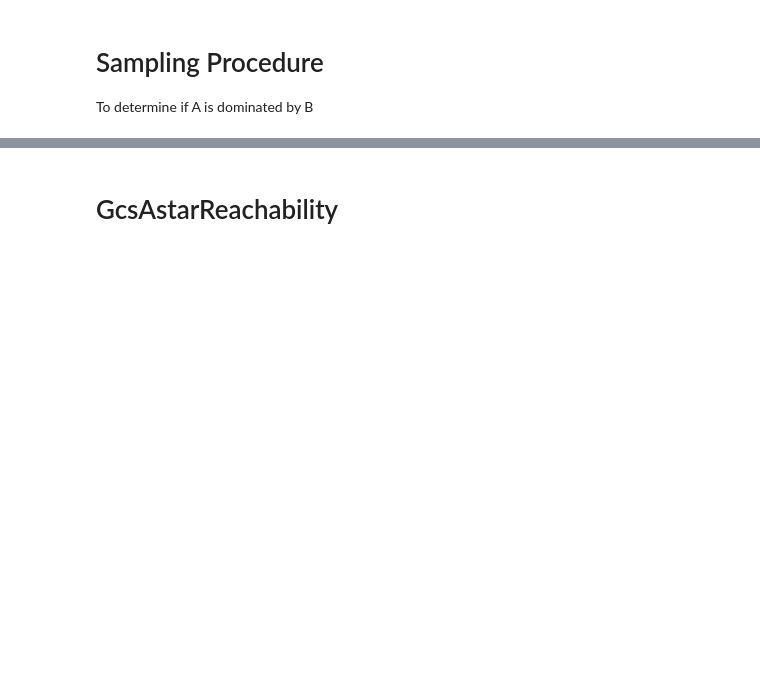
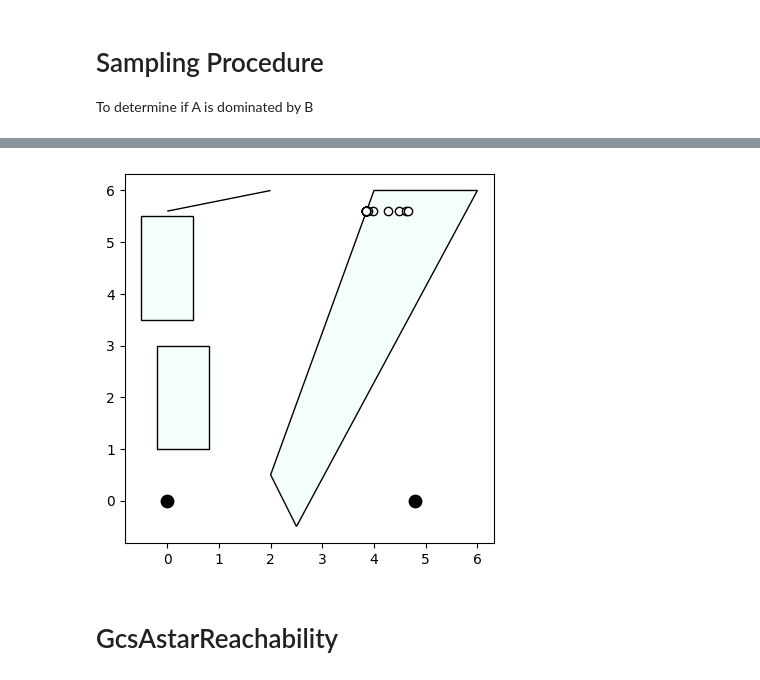
Before and after one commit to shaoyuancc/large_gcs, a Jupyter notebook: explorations/reachability_implicit_gcs.ipynb, the cells around one changed output, grey strips where cells are left out. Saved outputs shown, nothing was run; the diff lists cells and outputs as text; code cells hidden in the pictures; blank space fills up the shorter version.

```diff
--- a/explorations/reachability_implicit_gcs.ipynb
+++ b/explorations/reachability_implicit_gcs.ipynb
@@ -74,35 +115,38 @@ def project_sample_to_revised_set(samples, vertex_sampled, active_edges):
                     prog.AddConstraint(constraint, x)
 
     for e, e_name in zip(edges, active_edges):
         # Edge Costs
         # for binding in e.GetCosts():
         #     cost = binding.evaluator()
         #     variables = binding.variables()
         #     prog.AddCost(cost, variables)
 
         # Edge Constraints
         for binding in e.GetConstraints():
             constraint = binding.evaluator()
             variables = binding.variables()
             u_name, v_name = g.edges[e_name].u, g.edges[e_name].v
             u_idx, v_idx = vertex_names.index(u_name), vertex_names.index(v_name)
             for ux, vx in zip(vertex_vars[u_idx], vertex_vars[v_idx]):
                 variables[:len(ux)] = ux
                 variables[-len(vx):] = vx
                 prog.AddConstraint(constraint, variables)
 
     result = Solve(prog)
     if not result.is_success():
         raise RuntimeError("Failed to solve")
     return result.GetSolution(sample_vars)
 
 
-active_edges = ["('s', 'p1')", "('p1', 'p2')"]
+# active_edges = ["('s', 'p1')", "('p1', 'p2')"]
+active_edges = ["('s', 'p1')", "('p1', 'p2')", "('p2', 'p3')"]
 # active_edges = ["('s', 'p1')", "('p1', 'p2')", "('p2', 't')"]
-new_samples = project_sample_to_revised_set(p2_samples, "p2", active_edges)
+new_samples = project_sample_to_revised_set(p3_samples, "p3", active_edges)
 # print(new_samples)
 g.plot_points(new_samples)
 g.plot_sets()
+# %% [output]
+[figure, added]
 # %% [markdown]
 # GcsAstarReachability
 # %%
```
Also changed, not shown: parts of 12 cells of this notebook, 12 other files.
